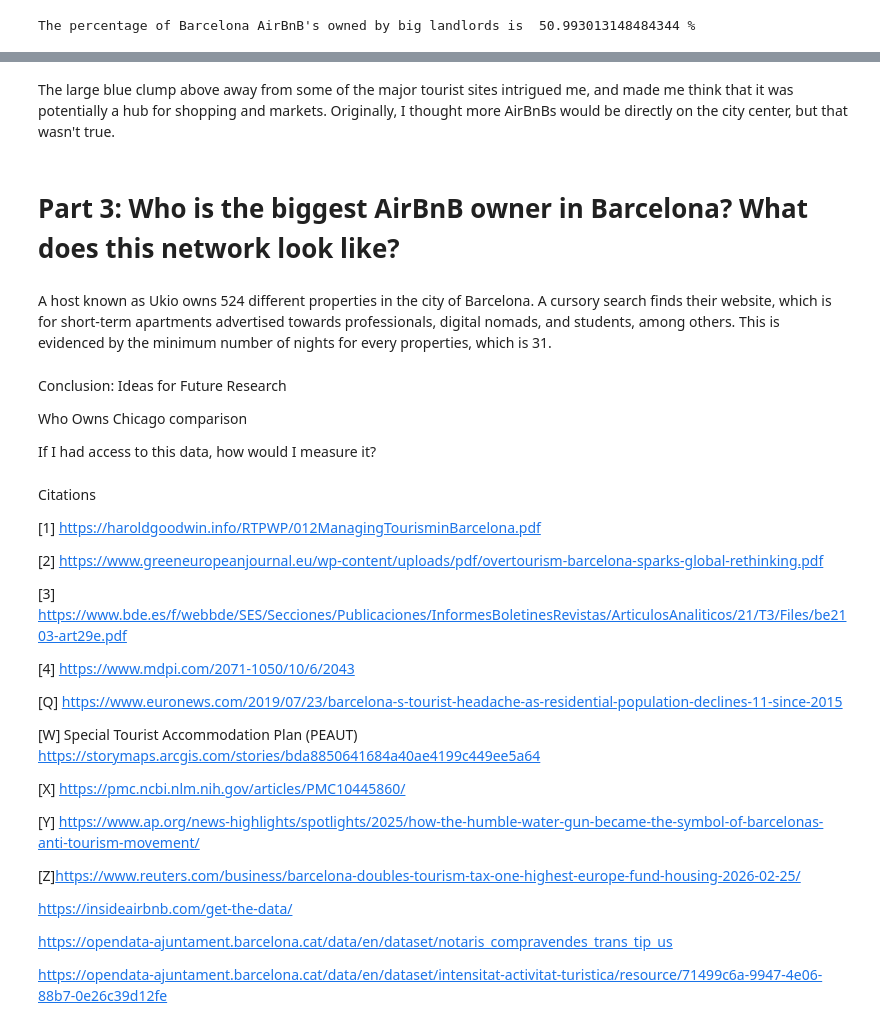
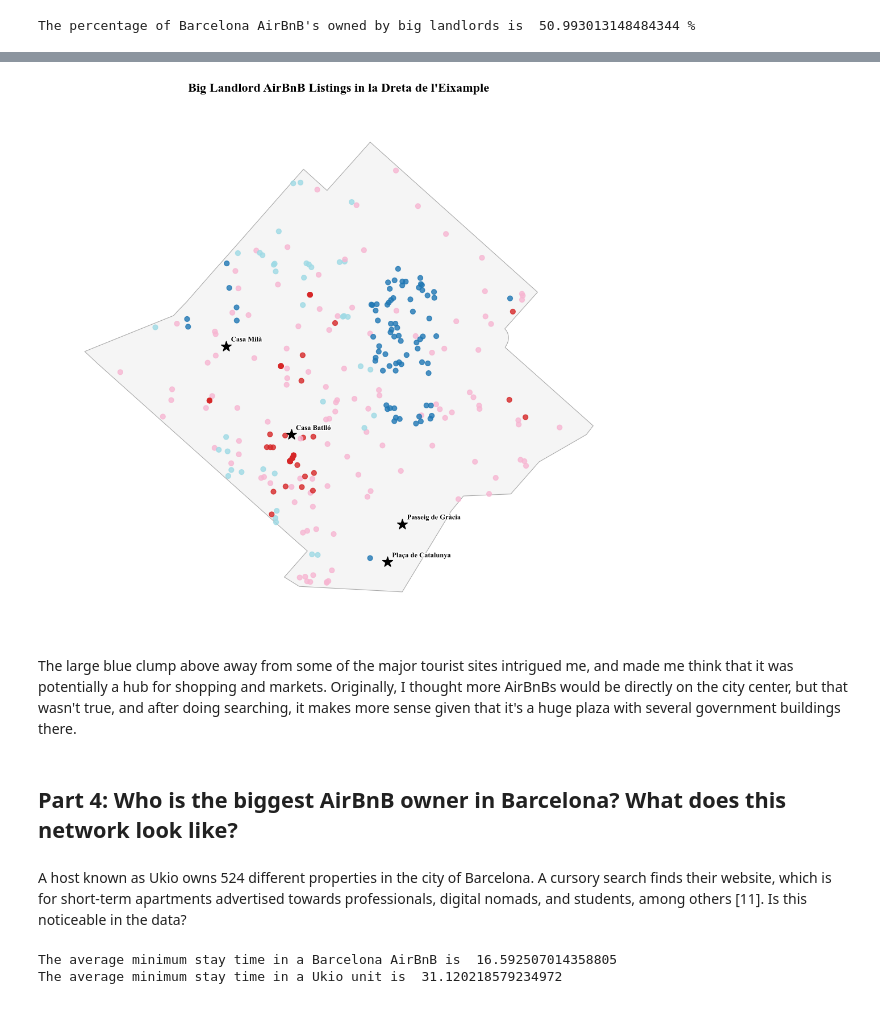
Before and after one commit to ganon-evans-capp/ds-20195-GE-final-project, a Jupyter notebook: Data_and_the_State_Final_Project_GE.ipynb, the cells around one changed output, grey strips where cells are left out. Drawn from its saved outputs; the diff is of its cells as text; code cells hidden in the pictures.

```diff
--- a/Data_and_the_State_Final_Project_GE.ipynb
+++ b/Data_and_the_State_Final_Project_GE.ipynb
@@ -236,8 +237,7 @@ barcelona_map[barcelona_map["is_top_10"]].plot(
     linewidth=0.7,
 )
 
-ax.set_title("Top 10 Barcelona Neighbourhoods by AirBnB Listings",
-             fontsize=16)
+ax.set_title("Top 10 Barcelona Neighbourhoods by AirBnB Listings")
 ax.axis("off")
 plt.tight_layout()
 plt.show()
@@ -447,40 +411,21 @@ plt.show()
+# %%
+dreta_huge_gdf = big_landlords_gdf.loc[(big_landlords_gdf["neighbourhood"] == "la Dreta de l'Eixample") & (big_landlords_gdf["calculated_host_listings_count"] >= 300)]
+
+dreta_map(dreta_huge_gdf)
+# %% [output]
+[figure, added]
 # %% [markdown]
-The large blue clump above away from some of the major tourist sites intrigued me, and made me think that it was potentially a hub for shopping and markets. Originally, I thought more AirBnBs would be directly on the city center, but that wasn't true.
+The large blue clump above away from some of the major tourist sites intrigued me, and made me think that it was potentially a hub for shopping and markets. Originally, I thought more AirBnBs would be directly on the city center, but that wasn't true, and after doing searching, it makes more sense given that it's a huge plaza with several government buildings there.
 # %% [markdown]
-# Part 3: Who is the biggest AirBnB owner in Barcelona? What does this network look like?
+## Part 4: Who is the biggest AirBnB owner in Barcelona? What does this network look like?
 # %%
 top_owner = airbnb_gdf.loc[airbnb_gdf["calculated_host_listings_count"] == airbnb_gdf["calculated_host_listings_count"].max()]
 # %% [markdown]
-A host known as Ukio owns 524 different properties in the city of Barcelona. A cursory search finds their website, which is for short-term apartments advertised towards professionals, digital nomads, and students, among others. This is evidenced by the minimum number of nights for every properties, which is 31.
+A host known as Ukio owns 524 different properties in the city of Barcelona. A cursory search finds their website, which is for short-term apartments advertised towards professionals, digital nomads, and students, among others [11]. Is this noticeable in the data?
-# %% [markdown]
-Conclusion: Ideas for Future Research
-
-Who Owns Chicago comparison
-
-If I had access to this data, how would I measure it?
-# %% [markdown]
-Citations
-
-[1] https://haroldgoodwin.info/RTPWP/012ManagingTourisminBarcelona.pdf
-
-[2] https://www.greeneuropeanjournal.eu/wp-content/uploads/pdf/overtourism-barcelona-sparks-global-rethinking.pdf
-
-[3] https://www.bde.es/f/webbde/SES/Secciones/Publicaciones/InformesBoletinesRevistas/ArticulosAnaliticos/21/T3/Files/be2103-art29e.pdf
-
-[4] https://www.mdpi.com/2071-1050/10/6/2043
-
-[Q] https://www.euronews.com/2019/07/23/barcelona-s-tourist-headache-as-residential-population-declines-11-since-2015
-
-[W] Special Tourist Accommodation Plan (PEAUT)  https://storymaps.arcgis.com/stories/bda8850641684a40ae4199c449ee5a64
-
-[X] https://pmc.ncbi.nlm.nih.gov/articles/PMC10445860/
-
-[Y] https://www.ap.org/news-highlights/spotlights/2025/how-the-humble-water-gun-became-the-symbol-of-barcelonas-anti-tourism-movement/
-
-[Z]https://www.reuters.com/business/barcelona-doubles-tourism-tax-one-highest-europe-fund-housing-2026-02-25/
-
-https://insideairbnb.com/get-the-data/
-
-https://opendata-ajuntament.barcelona.cat/data/en/dataset/notaris_compravendes_trans_tip_us
-
-https://opendata-ajuntament.barcelona.cat/data/en/dataset/intensitat-activitat-turistica/resource/71499c6a-9947-4e06-88b7-0e26c39d12fe
+# %%
+print ("The average minimum stay time in a Barcelona AirBnB is ", airbnb_gdf["minimum_nights"].mean())
+
+print ("The average minimum stay time in a Ukio unit is ", top_owner["minimum_nights"].mean())
+# %% [output]
+The average minimum stay time in a Barcelona AirBnB is  16.592507014358805
+The average minimum stay time in a Ukio unit is  31.120218579234972
```
Also changed, not shown: parts of 32 cells of this notebook.
